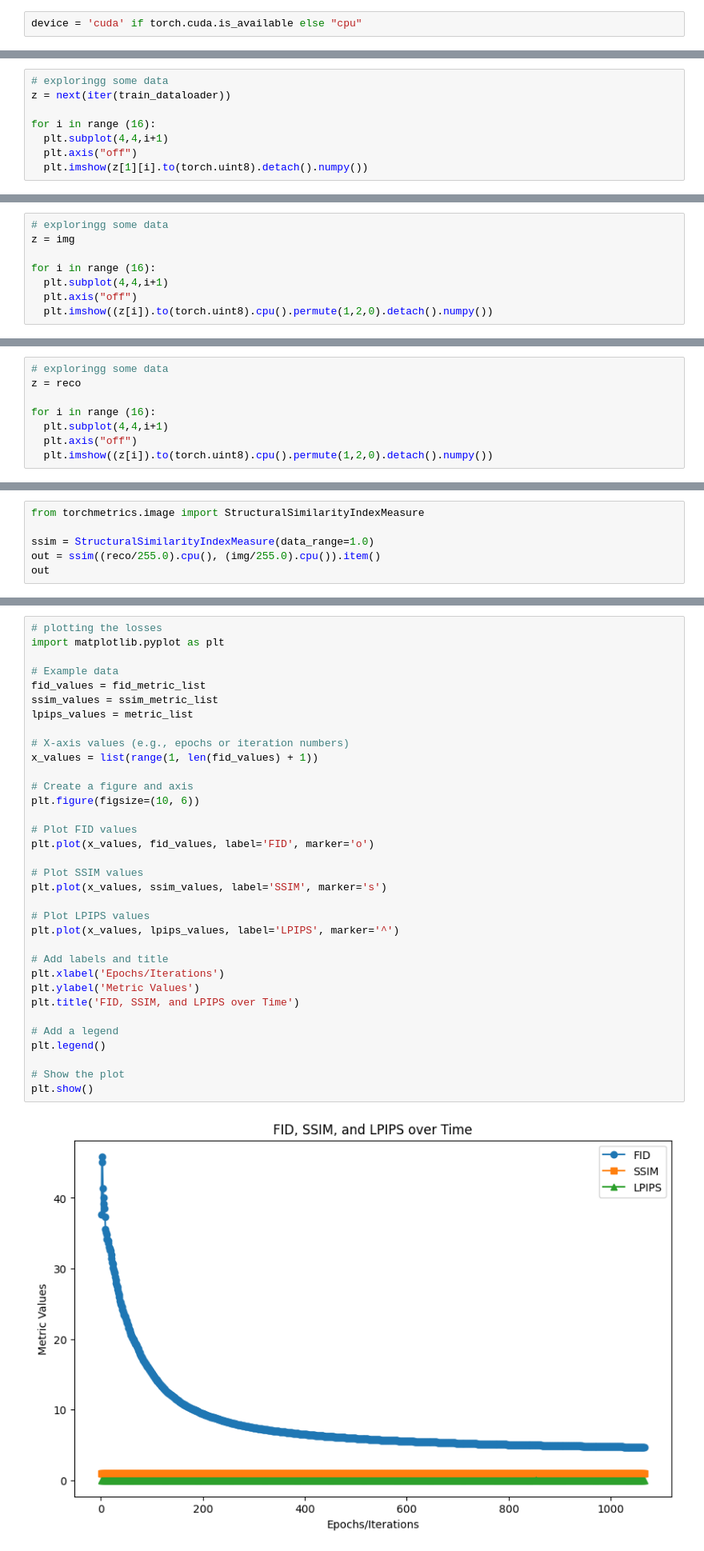
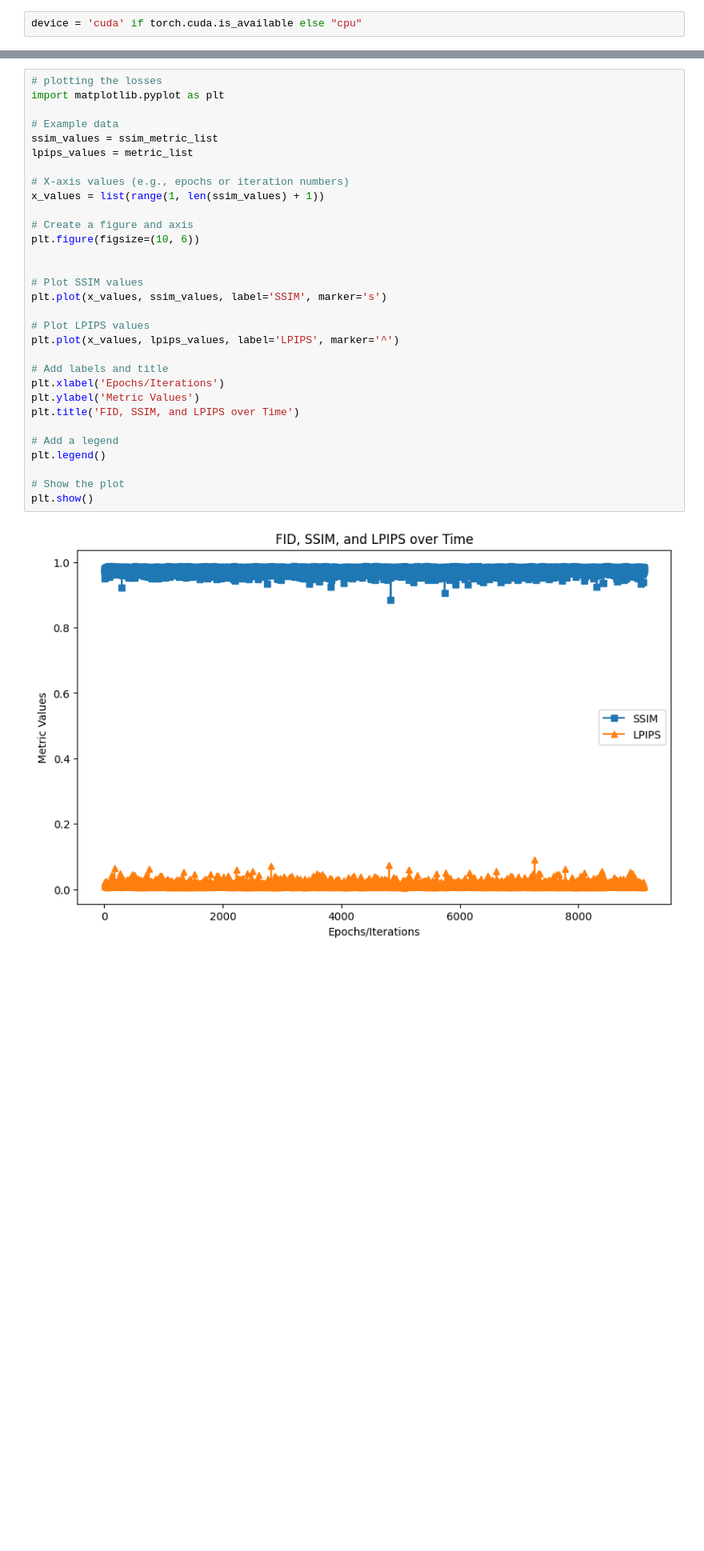
Before and after one commit to rounak890/MADETFE, a Jupyter notebook: Test_notebook.ipynb, the cells around one changed output, grey strips where cells are left out. Shown: that part at 80% size. Saved outputs shown, nothing was run; the diff lists cells and outputs as text; blank space fills up the shorter version.

```diff
--- a/Test_notebook.ipynb
+++ b/Test_notebook.ipynb
@@ -1324,8 +479,0 @@ img[0].dtype, reco[0].dtype
-# %%
-# exploringg some data
-z = next(iter(train_dataloader))
-
-for i in range (16):
-  plt.subplot(4,4,i+1)
-  plt.axis("off")
-  plt.imshow(z[1][i].to(torch.uint8).detach().numpy())
@@ -1382,8 +479,0 @@ tensor([[[252., 252., 252.,  ..., 255., 255., 255.],
-# %%
-# exploringg some data
-z = img
-
-for i in range (16):
-  plt.subplot(4,4,i+1)
-  plt.axis("off")
-  plt.imshow((z[i]).to(torch.uint8).cpu().permute(1,2,0).detach().numpy())
@@ -1422,8 +479,0 @@ fig_, ax_ = metric_.plot(values)
-# %%
-# exploringg some data
-z = reco
-
-for i in range (16):
-  plt.subplot(4,4,i+1)
-  plt.axis("off")
-  plt.imshow((z[i]).to(torch.uint8).cpu().permute(1,2,0).detach().numpy())
@@ -1432,6 +479,0 @@ for i in range (16):
-# %%
-from torchmetrics.image import StructuralSimilarityIndexMeasure
-
-ssim = StructuralSimilarityIndexMeasure(data_range=1.0)
-out = ssim((reco/255.0).cpu(), (img/255.0).cpu()).item()
-out
@@ -1441,38 +594,35 @@ out
 # plotting the losses
 import matplotlib.pyplot as plt
 
 # Example data
-fid_values = fid_metric_list
 ssim_values = ssim_metric_list
 lpips_values = metric_list
 
 # X-axis values (e.g., epochs or iteration numbers)
-x_values = list(range(1, len(fid_values) + 1))
+x_values = list(range(1, len(ssim_values) + 1))
 
 # Create a figure and axis
 plt.figure(figsize=(10, 6))
 
-# Plot FID values
-plt.plot(x_values, fid_values, label='FID', marker='o')
 
 # Plot SSIM values
 plt.plot(x_values, ssim_values, label='SSIM', marker='s')
 
 # Plot LPIPS values
 plt.plot(x_values, lpips_values, label='LPIPS', marker='^')
 
 # Add labels and title
 plt.xlabel('Epochs/Iterations')
 plt.ylabel('Metric Values')
 plt.title('FID, SSIM, and LPIPS over Time')
 
 # Add a legend
 plt.legend()
 
 # Show the plot
 plt.show()
 # %% [output]
-[figure, old version]
+[figure, new version]
 # %%
 # plotting the losses
 import matplotlib.pyplot as plt
```
Also changed, not shown: parts of 87 cells of this notebook, 16 other files.
